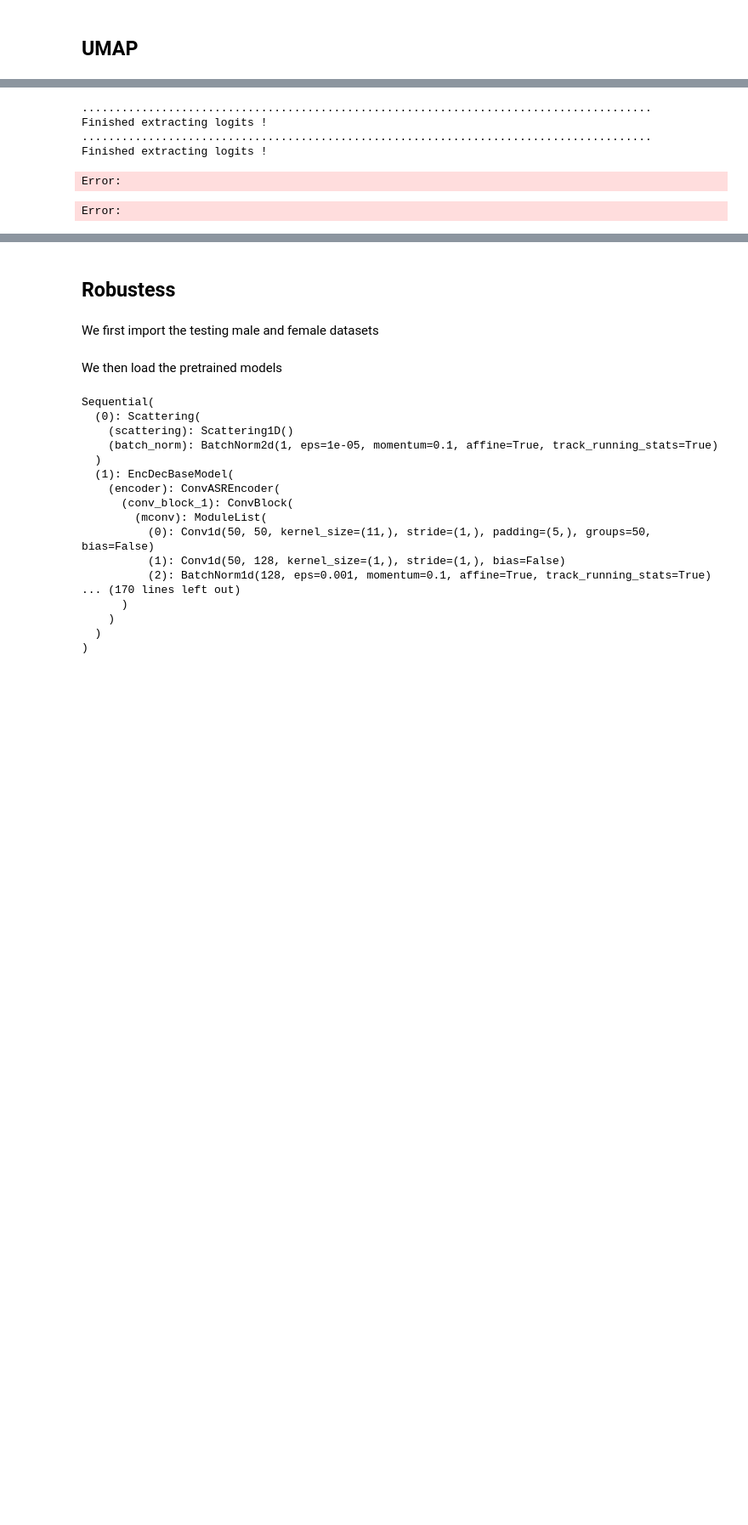
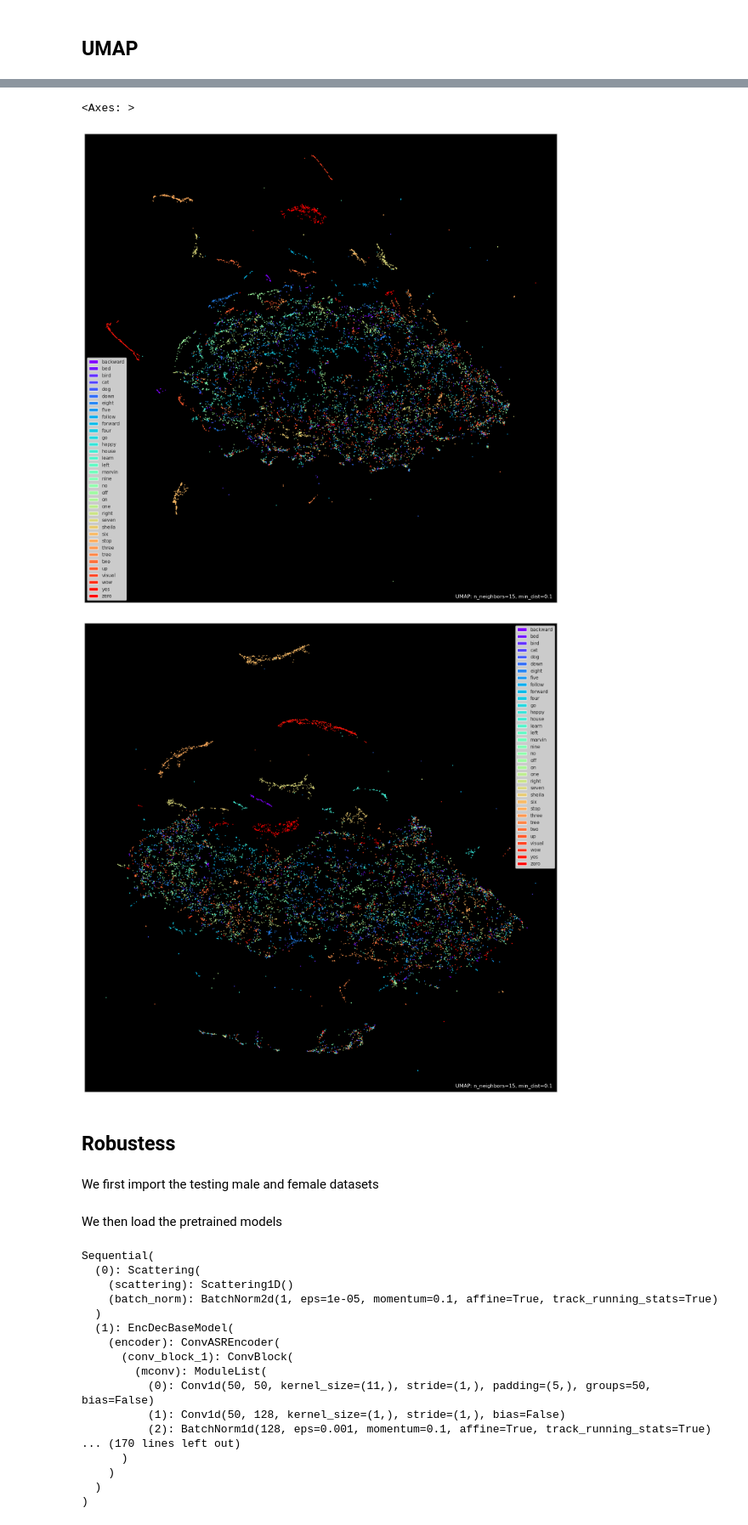
Before and after one commit to SonyCSLParis/SoundCL, a Jupyter notebook: src/pre_transform_analysis/Comparaison.ipynb, the cells around one changed output, grey strips where cells are left out. Shown at 85% size. Saved outputs shown, nothing was run; the diff lists cells and outputs as text; code cells hidden in the pictures; blank space fills up the shorter version.

```diff
--- a/src/pre_transform_analysis/Comparaison.ipynb
+++ b/src/pre_transform_analysis/Comparaison.ipynb
@@ -103,7 +102,7 @@ def display_side_by_side(args):
 device = torch.device("cpu")
 
 mfcc = MfccTransform(16000)
-scattering = Scattering1D(shape=16000,T=20, J=12,Q=10)
+scattering = Scattering()
 
 mfcc.to(device)
 scattering.to(device)
@@ -124,11 +126,3 @@ train_loader = torch.utils.data.DataLoader(train_dataset, batch_size=128, shuffl
 test_loader = torch.utils.data.DataLoader(test_dataset, batch_size=128, shuffle=False,collate_fn=speech_commands_collate)
 # %%
 mfcc_logits,_,mfcc_labels=extract_logits_preds(mfcc,test_loader)
-scattering_logits,_,scattering_labels=extract_logits_preds(scattering,test_loader)
-# %% [output]
-......................................................................................
-Finished extracting logits !
-......................................................................................
-Finished extracting logits !
-Error:
-Error:
@@ -135,8 +131,10 @@ Error:
 # %%
-mfcc_manifold = umap.UMAP().fit(mfcc_logits,mfcc_labels)
-scattering_manifold = umap.UMAP().fit(mfcc_logits,mfcc_labels)
+mfcc_manifold = umap.UMAP().fit(mfcc_logits.flatten(1),mfcc_labels)
+# %%
+scattering_manifold = umap.UMAP().fit(scattering_logits.flatten(1),scattering_labels)
 # %%
 umap.plot.output_notebook()
 
-umap.plot.points(mfcc_manifold, labels=labels_names,width=2000,height=2000,theme="fire")
-umap.plot.points(scattering_manifold, labels=labels_names,width=2000,height=2000,theme="fire")
+umap.plot.points(mfcc_manifold, labels=np.array([labels_names[i] for i in mfcc_labels]),width=2000,height=2000,theme="fire")
+umap.plot.points(scattering_manifold, labels=np.array([labels_names[i] for i in scattering_labels]),width=2000,height=2000,theme="fire")
+# %% [output]
@@ -143,3 +143,6 @@ umap.plot.points(scattering_manifold, labels=labels_names,width=2000,height=2000
+<Axes: >
+[figure, added]
+[figure, added]
 # %% [markdown]
 ## Robustess
 # %% [markdown]
```
Also changed, not shown: parts of 8 cells of this notebook.
